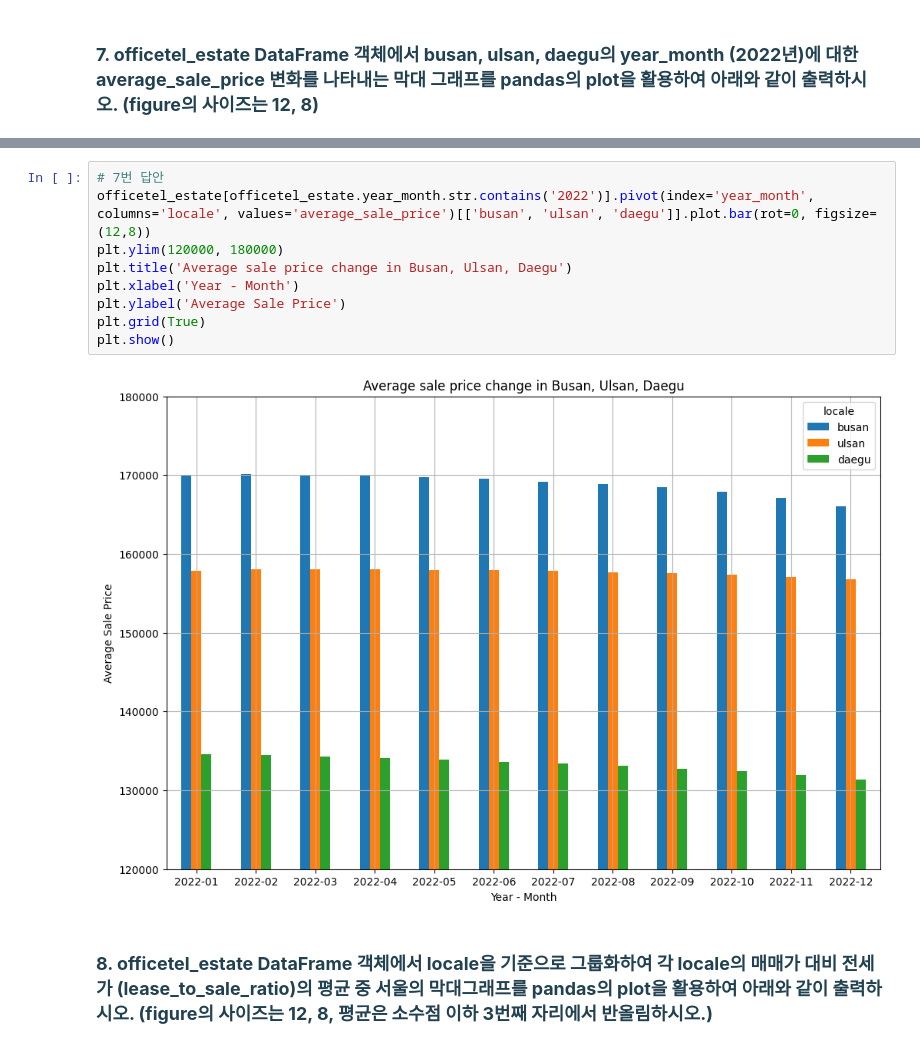
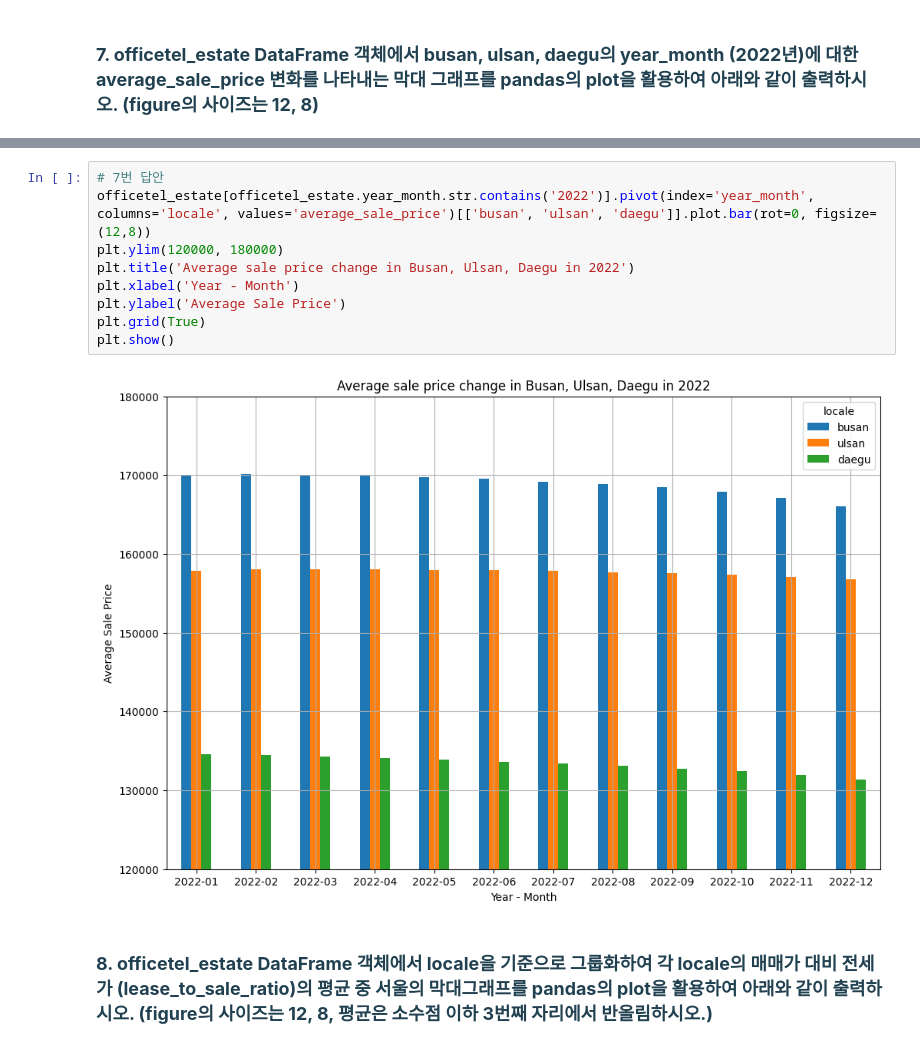
Before and after one commit to Chixol/Web_FILE, a Jupyter notebook: mock_test/mock_test.ipynb, the cells around one changed output, grey strips where cells are left out. Drawn from its saved outputs; the diff is of its cells as text.

```diff
--- a/mock_test/mock_test.ipynb
+++ b/mock_test/mock_test.ipynb
@@ -141,14 +141,14 @@ plt.show()
 # %%
 # 7번 답안
 officetel_estate[officetel_estate.year_month.str.contains('2022')].pivot(index='year_month', columns='locale', values='average_sale_price')[['busan', 'ulsan', 'daegu']].plot.bar(rot=0, figsize=(12,8))
 plt.ylim(120000, 180000)
-plt.title('Average sale price change in Busan, Ulsan, Daegu')
+plt.title('Average sale price change in Busan, Ulsan, Daegu in 2022')
 plt.xlabel('Year - Month')
 plt.ylabel('Average Sale Price')
 plt.grid(True)
 plt.show()
 # %% [output]
-[figure, old version]
+[figure, new version]
 # %% [markdown]
 <h3 style='font-weight: 700; color: #214151; background-color: #ffffff'>8. officetel_estate DataFrame 객체에서 locale을 기준으로 그룹화하여 각 locale의 매매가 대비 전세가 (lease_to_sale_ratio)의 평균 중 서울의 막대그래프를  pandas의 plot을 활용하여 아래와 같이 출력하시오. (figure의 사이즈는 12, 8, 평균은 소수점 이하 3번째 자리에서 반올림하시오.)</h3>
 # %% [markdown]
```
Also changed, not shown: parts of 2 cells of this notebook.
